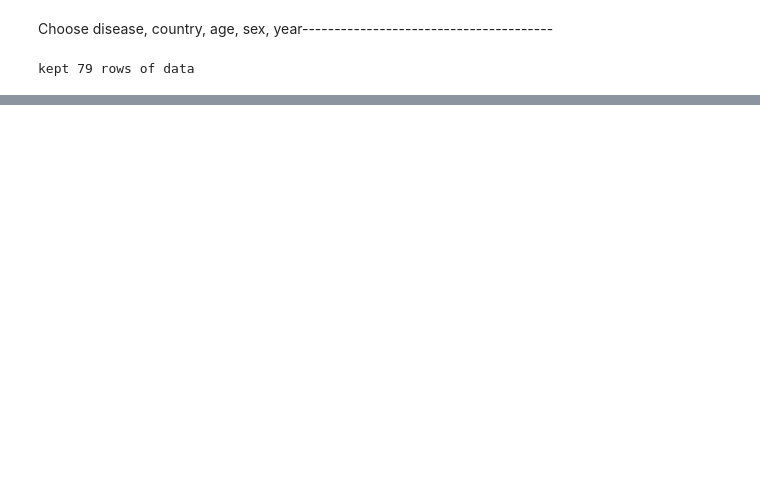
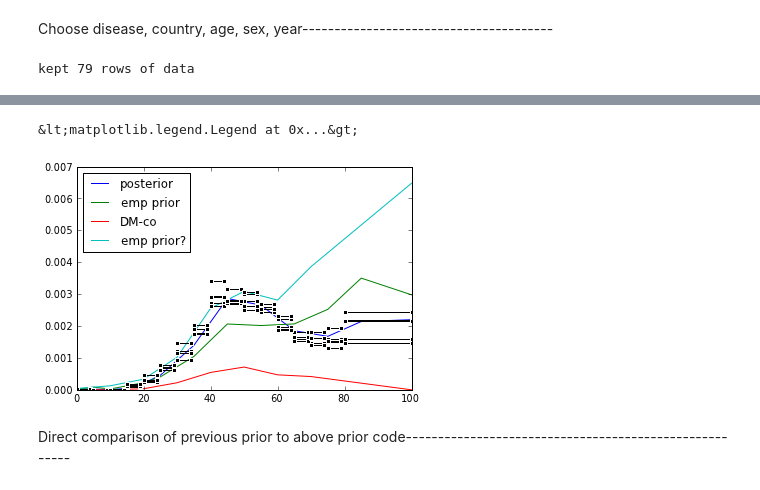
Before and after one commit to peterhm/gbd, a Jupyter notebook: book/DM-co.ipynb, the cells around one changed output, grey strips where cells are left out. Cells and saved outputs as stored; diff of their text form; code cells hidden in the pictures; blank space fills up the shorter version.

Commit message:
bug: validation not matching

```diff
--- a/book/DM-co.ipynb
+++ b/book/DM-co.ipynb
@@ -54,0 +62,2 @@ find_fnrfx('i', fin_wp, we.vars['i'])
+# %%
+model.vars += dismod3.ism.age_specific_rate(model, data_type,                                            country, sex, year)#                                            None, mu_prior, sigma_prior)
@@ -54,0 +81,7 @@ find_fnrfx('i', fin_wp, we.vars['i'])
+# %%
+model.pred = dismod3.covariates.predict_for(model, model.parameters[data_type], country, sex, year, country, sex, year,                                            1., model.vars['i'], 0., 1.).Tpl.plot(pl.array(output[country]), label='posterior')pl.plot(pl.array(output[country+'_pr']), label='emp prior')pl.plot(model.pred.mean(axis=1), label='DM-co')pl.plot(pl.array(mu_prior), label='emp prior?')dismod3.graphics.plot_data_bars(model.get_data('i'))pl.legend(loc='upper left')# not matching because I pulled cov/FE/RE values from actual model and not what I ran for the book?
+# %% [output]
+&lt;matplotlib.legend.Legend at 0x...&gt;
+[figure, added]
+# %% [markdown]
+Direct comparison of previous prior to above prior code-------------------------------------------------------
```
Also changed, not shown: parts of 35 cells of this notebook.
